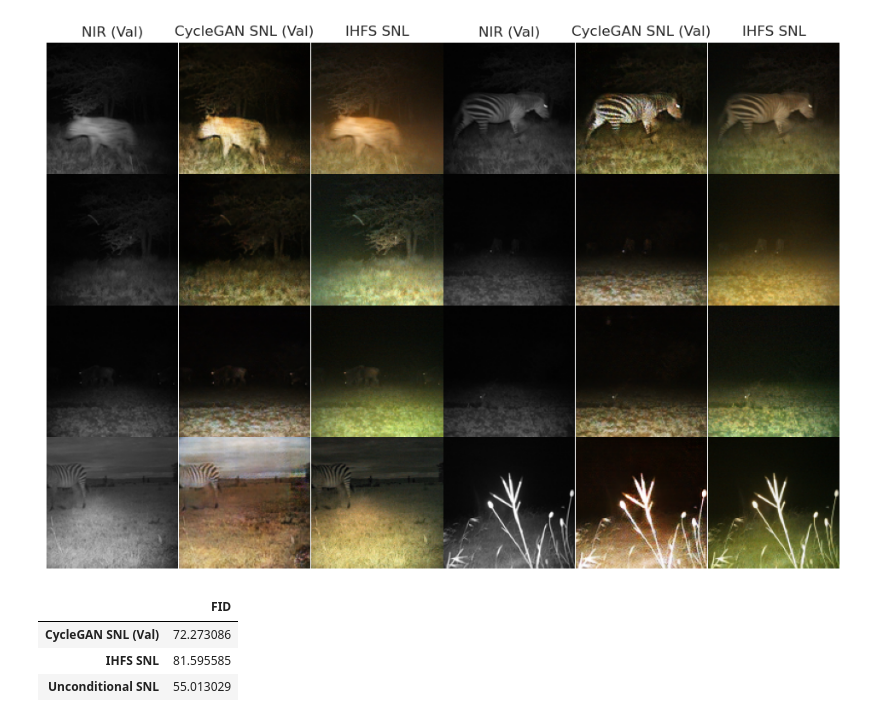
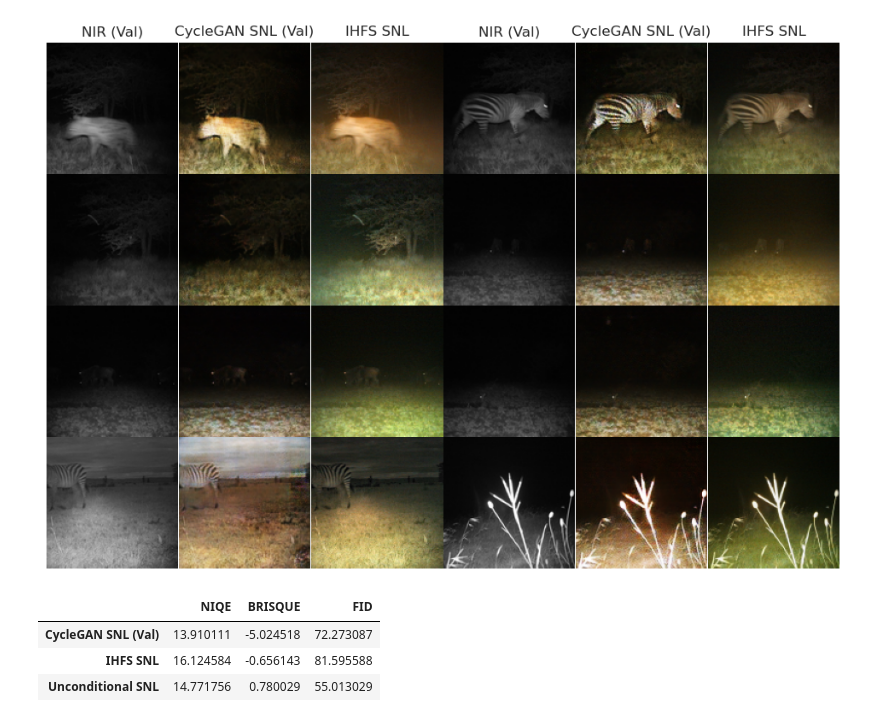
Before and after one commit to aykborstelmann/nir-coloring, a Jupyter notebook: nircoloring/evaluation/evaluation.ipynb, the cells around one changed output. Cells and saved outputs as stored; diff of their text form; code cells hidden in the pictures.

```diff
--- a/nircoloring/evaluation/evaluation.ipynb
+++ b/nircoloring/evaluation/evaluation.ipynb
@@ -68,10 +68,10 @@ plot_grid([serengeti_night_large_nir_val, cycle_gan_serengeti_night_large_val, i
 # %% [output]
 [figure]
 # %%
-result_fid_to_df(
+result_to_quan_df(
     [cycle_gan_serengeti_night_large_val, ihfs_serengeti_night_large_val, unconditional_serengeti_night_large])
 # %% [output]
-|  | FID |
-| CycleGAN SNL (Val) | 72.273086 |
-| IHFS SNL | 81.595585 |
-| Unconditional SNL | 55.013029 |
+|  | NIQE | BRISQUE | FID |
+| CycleGAN SNL (Val) | 13.910111 | -5.024518 | 72.273087 |
+| IHFS SNL | 16.124584 | -0.656143 | 81.595588 |
+| Unconditional SNL | 14.771756 | 0.780029 | 55.013029 |
```
Also changed, not shown: parts of 2 cells of this notebook, 5 other files.
